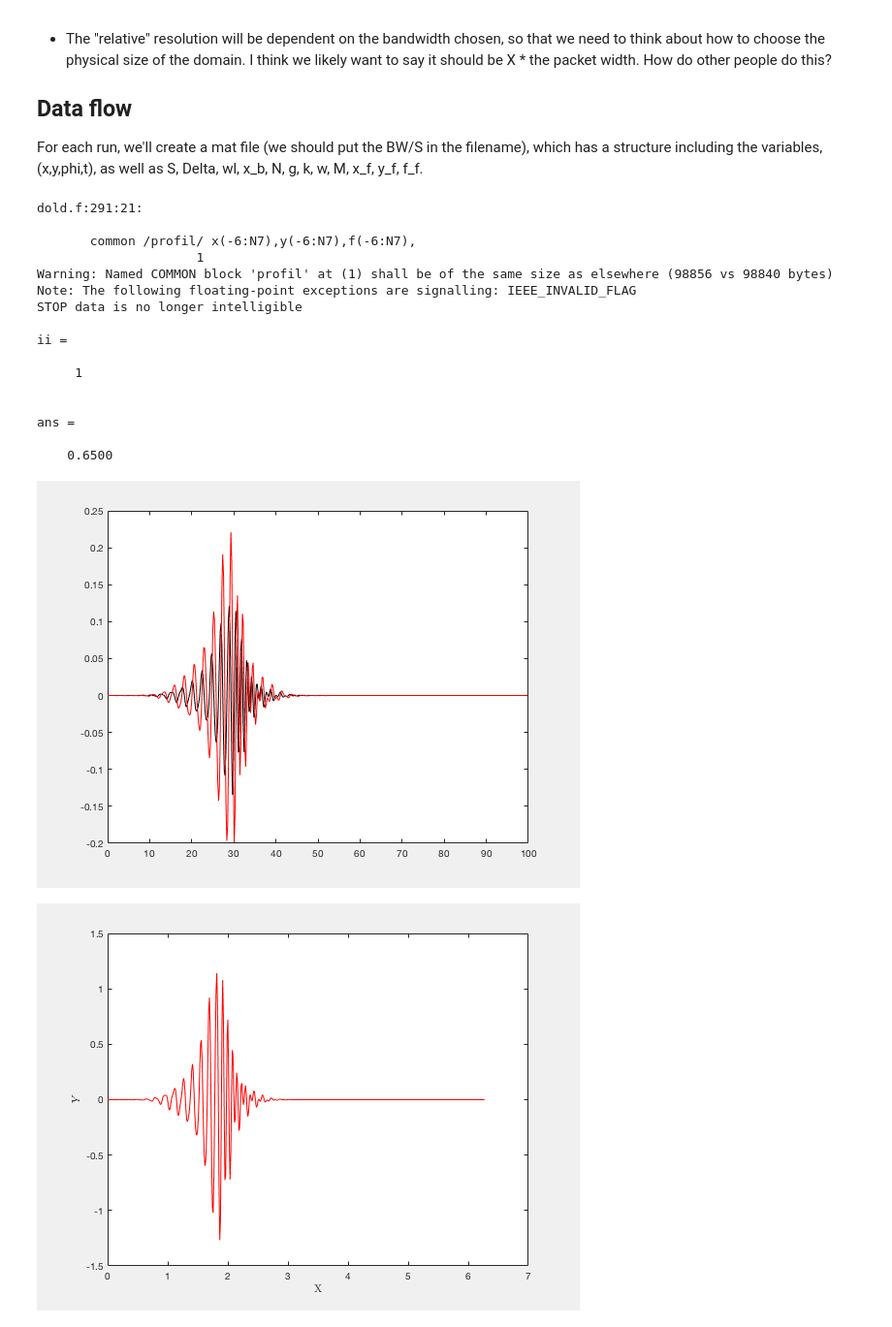
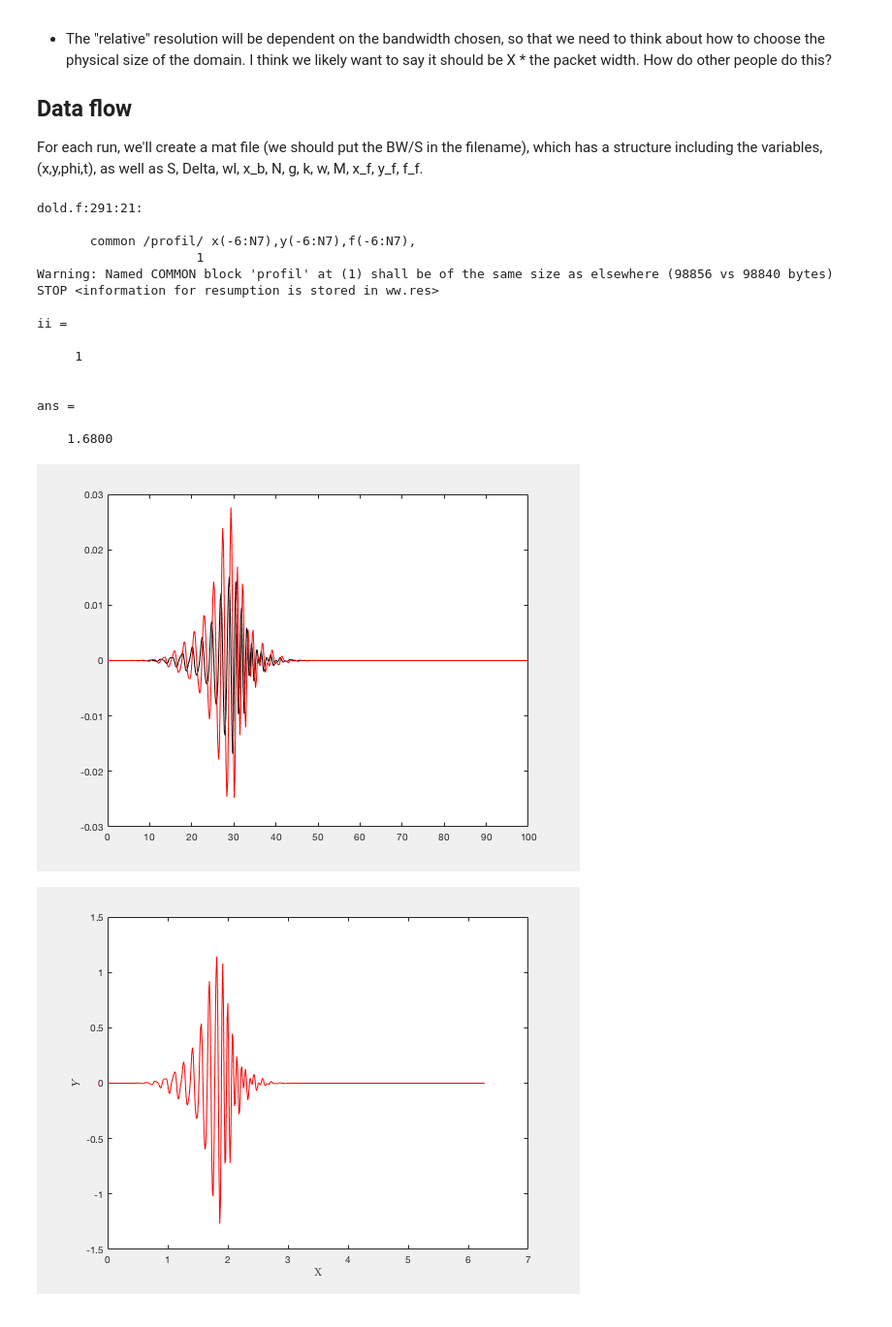
Before and after one commit to npizzo/particlekinematics, a Jupyter notebook: Focusing Packets.ipynb, the cells around one changed output. Shown at 97% size. Saved outputs shown, nothing was run; the diff lists cells and outputs as text; code cells hidden in the pictures.

```diff
--- a/Focusing Packets.ipynb
+++ b/Focusing Packets.ipynb
@@ -39,7 +39,7 @@ for ii = 1
 D = 0.75;
 xb = 15 / D;
 tb = xb / cg;
-S = 0.8 + (ii-1)*0.05;
+S = 0.1 + (ii-1)*0.05;
 M = 32;
 kn = zeros(M,1);
 wn = zeros(M,1);
@@ -140,37 +140,36 @@ data.N = N;
 data.S = S;
 data.BW = D;
 data.xb = xb;
 data.tb = tb;
 data.k = k;
 data.omega = w;
 data.wl = wl;
 data.x_0 = x_f;
 data.y_0 = y_f;
 data.f_0 = f_f;
 data.broken = max(tf);
 foc{ii,1} = data;
 save('foc.mat', 'foc')
 ii
 cputime-tstart
 end
 # %% [output]
 dold.f:291:21:
 
        common /profil/ x(-6:N7),y(-6:N7),f(-6:N7),
                      1
 Warning: Named COMMON block 'profil' at (1) shall be of the same size as elsewhere (98856 vs 98840 bytes)
-Note: The following floating-point exceptions are signalling: IEEE_INVALID_FLAG
-STOP data is no longer intelligible
+STOP <information for resumption is stored in ww.res>
 
 ii =
 
      1
 
 
 ans =
 
-    0.6500
+    1.6800
-[figure, old version]
+[figure, new version]
 # %%
 clf
 set(gca,'fontsize',28)
```
Also changed, not shown: 13 other files.
